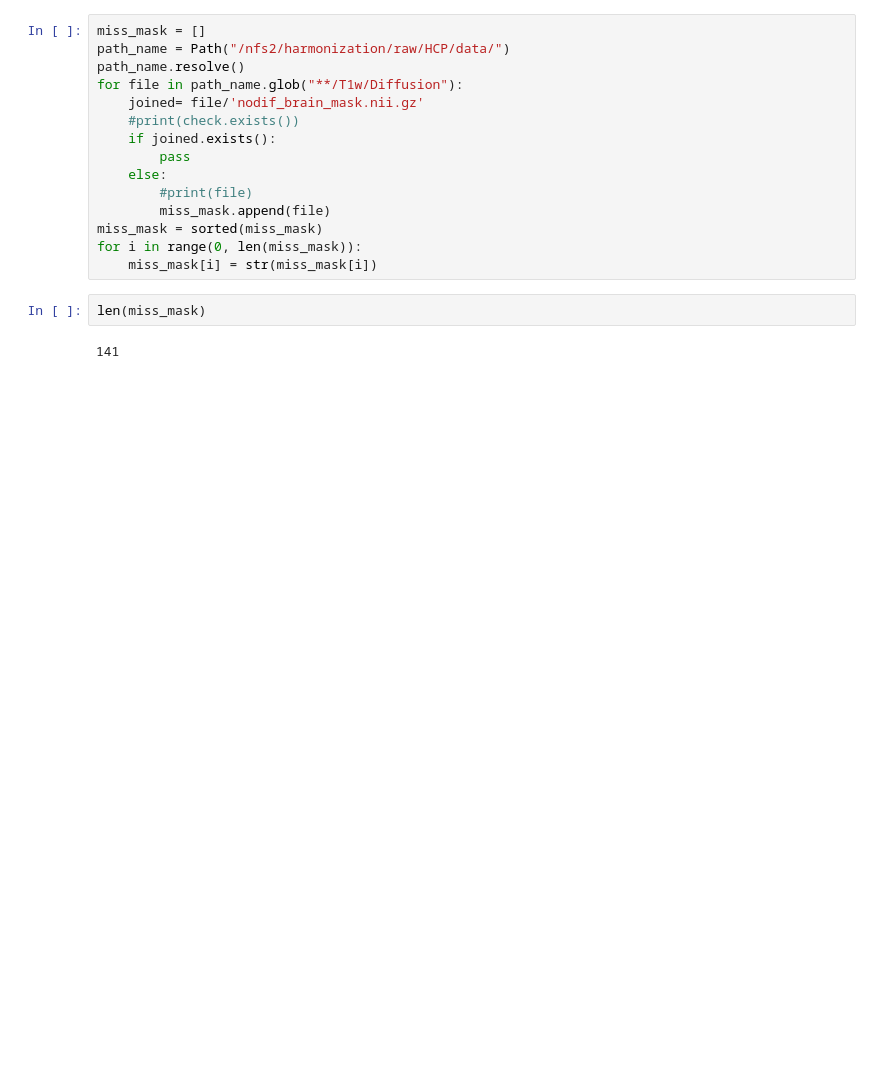
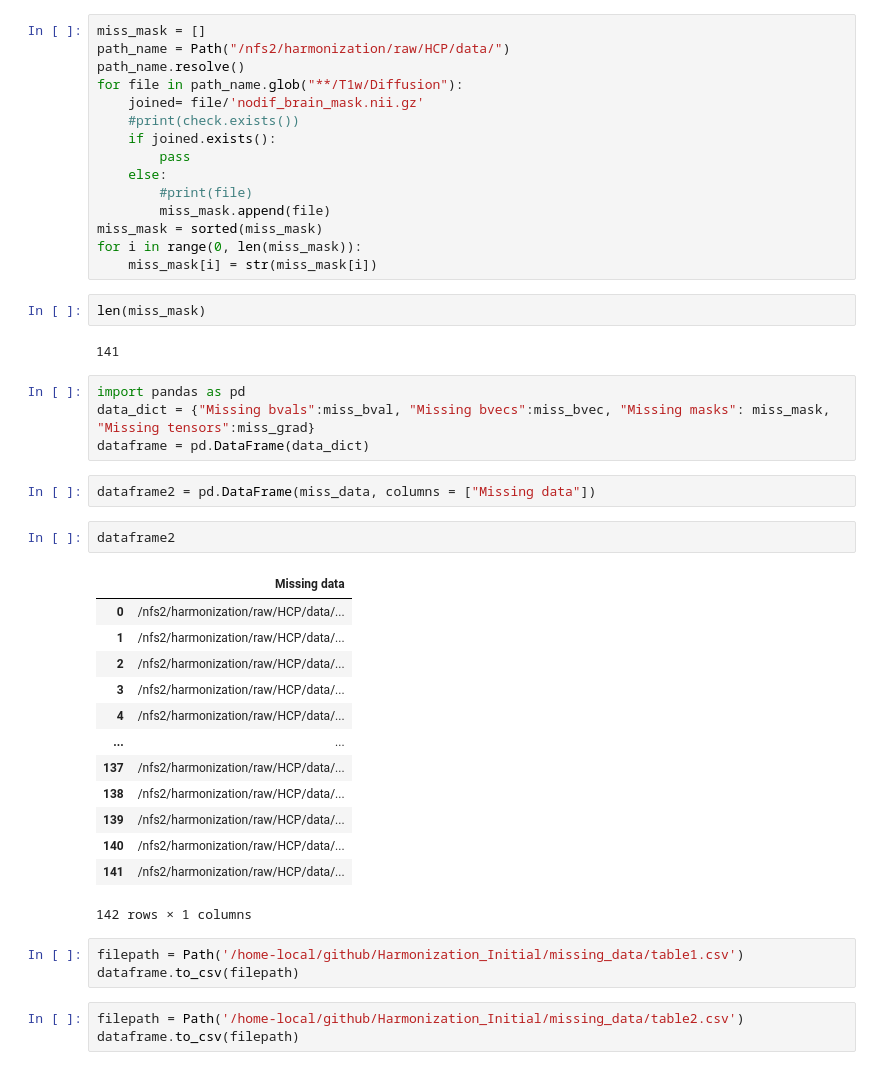
Before and after one commit to MASILab/Harmonization_Initial, a Jupyter notebook: HCP_directoryfile_check.ipynb, the cells around one changed output. Cells and saved outputs as stored; diff of their text form; blank space fills up the shorter version.

Commit message:
Added table of missing nifti files

```diff
--- a/HCP_directoryfile_check.ipynb
+++ b/HCP_directoryfile_check.ipynb
@@ -226,3 +226,31 @@ for i in range(0, len(miss_mask)):
 len(miss_mask)
 # %% [output]
 141
+# %%
+import pandas as pd
+data_dict = {"Missing bvals":miss_bval, "Missing bvecs":miss_bvec, "Missing masks": miss_mask, "Missing tensors":miss_grad}
+dataframe = pd.DataFrame(data_dict)
+# %%
+dataframe2 = pd.DataFrame(miss_data, columns = ["Missing data"])
+# %%
+dataframe2
+# %% [output]
+|  | Missing data |
+| 0 | /nfs2/harmonization/raw/HCP/data/... |
+| 1 | /nfs2/harmonization/raw/HCP/data/... |
+| 2 | /nfs2/harmonization/raw/HCP/data/... |
+| 3 | /nfs2/harmonization/raw/HCP/data/... |
+| 4 | /nfs2/harmonization/raw/HCP/data/... |
+| ... | ... |
+| 137 | /nfs2/harmonization/raw/HCP/data/... |
+| 138 | /nfs2/harmonization/raw/HCP/data/... |
+| 139 | /nfs2/harmonization/raw/HCP/data/... |
+| 140 | /nfs2/harmonization/raw/HCP/data/... |
+| 141 | /nfs2/harmonization/raw/HCP/data/... |
+142 rows × 1 columns
+# %%
+filepath = Path('/home-local/github/Harmonization_Initial/missing_data/table1.csv')
+dataframe.to_csv(filepath)
+# %%
+filepath = Path('/home-local/github/Harmonization_Initial/missing_data/table2.csv')
+dataframe.to_csv(filepath)
```
Also changed, not shown: 1 other file.
